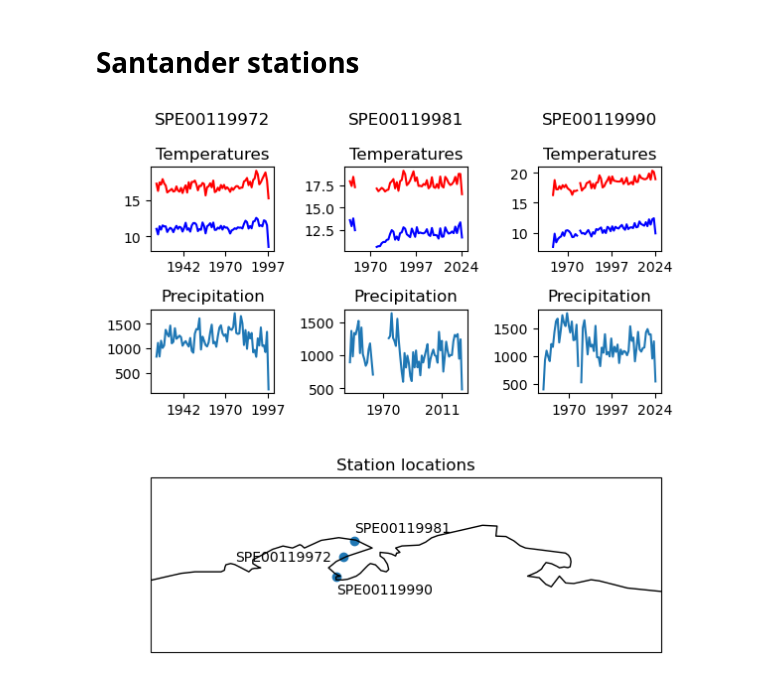
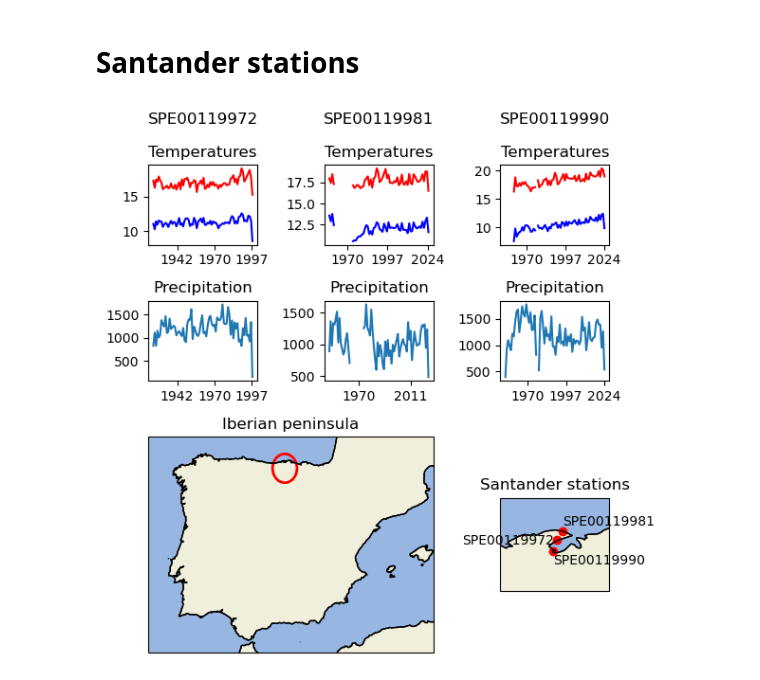
Before and after one commit to zequihg50/ghcnd-dsg, a Jupyter notebook: remote.ipynb, the cells around one changed output. Cells and saved outputs as stored; diff of their text form; code cells hidden in the pictures.

Commit message:
improved plot

```diff
--- a/remote.ipynb
+++ b/remote.ipynb
@@ -168,35 +170,44 @@ extremes
 # %%
 fig = plt.figure(figsize=(6, 6))
 g = GridSpec(4,3, figure=fig)
 
 tas1, pr1 = plt.subplot(g[0,0], title=f"{names[0]}\n\nTemperatures"), plt.subplot(g[1,0], title="Precipitation")
 tas2, pr2 = plt.subplot(g[0,1], title=f"{names[1]}\n\nTemperatures"), plt.subplot(g[1,1], title="Precipitation")
 tas3, pr3 = plt.subplot(g[0,2], title=f"{names[2]}\n\nTemperatures"), plt.subplot(g[1,2], title="Precipitation")
-cantabria = plt.subplot(g[2:,:], title="Station locations", projection=ccrs.PlateCarree())
-
 
 date_fmt = mdates.DateFormatter('%Y')
 for j in range(3):
     data = df[df["station"] == names[j]].set_index("time")[["tasmax", "tasmin"]].resample("YE").mean()
     ax = fig.axes[j*2]
     ax.plot(data.index, data["tasmin"], c="blue")
     ax.plot(data.index, data["tasmax"], c="red")
     ax.xaxis.set_major_formatter(date_fmt)
     ax.xaxis.set_major_locator(ticker.MaxNLocator(3))
 
     data = df[df["station"] == names[j]].set_index("time")[["pr"]].resample("YE").sum()
     ax = fig.axes[j*2+1]
     ax.plot(data.index, data["pr"].replace(0, None))
     ax.xaxis.set_major_formatter(date_fmt)
     ax.xaxis.set_major_locator(ticker.MaxNLocator(3))
 
-cantabria.scatter(lons, lats)
+spain = plt.subplot(g[2:,:2], aspect="auto", title="Iberian peninsula", projection=ccrs.PlateCarree())
+spain.coastlines()
+spain.set_extent([-10.5, 3.5, 35.5, 44.5])
+cantabria = plt.subplot(g[2:, 2:], title="Santander stations", projection=ccrs.PlateCarree())
 cantabria.coastlines()
-cantabria.set_extent([-4.15, -3.2721, 43.3, 43.6], crs=ccrs.PlateCarree())
-cantabria.text(lons[0]-.02, lats[0], names[0], va="center", ha="right")
+cantabria_bbox = [-4., -3.65, 43.3, 43.6]
+cantabria.set_extent(cantabria_bbox)
+spain.add_patch(Circle((-3.8, 43.18), .6, fill=False, color="red", linewidth=2))
+spain.add_feature(cartopy.feature.OCEAN, zorder=0)
+spain.add_feature(cartopy.feature.LAND, zorder=0, edgecolor='black')
+cantabria.add_feature(cartopy.feature.OCEAN, zorder=0)
+cantabria.add_feature(cartopy.feature.LAND, zorder=0, edgecolor='black')
+
+cantabria.scatter(lons, lats, c="red")
+cantabria.text(lons[0]-.01, lats[0]-.001, names[0], va="center", ha="right")
 cantabria.text(lons[1], lats[1]+.01, names[1], va="bottom")
 cantabria.text(lons[2], lats[2]-.01, names[2], va="top")
 
 plt.tight_layout()
 # %% [output]
-[figure, old version]
+[figure, new version]
```
Also changed, not shown: parts of 1 cell of this notebook.
